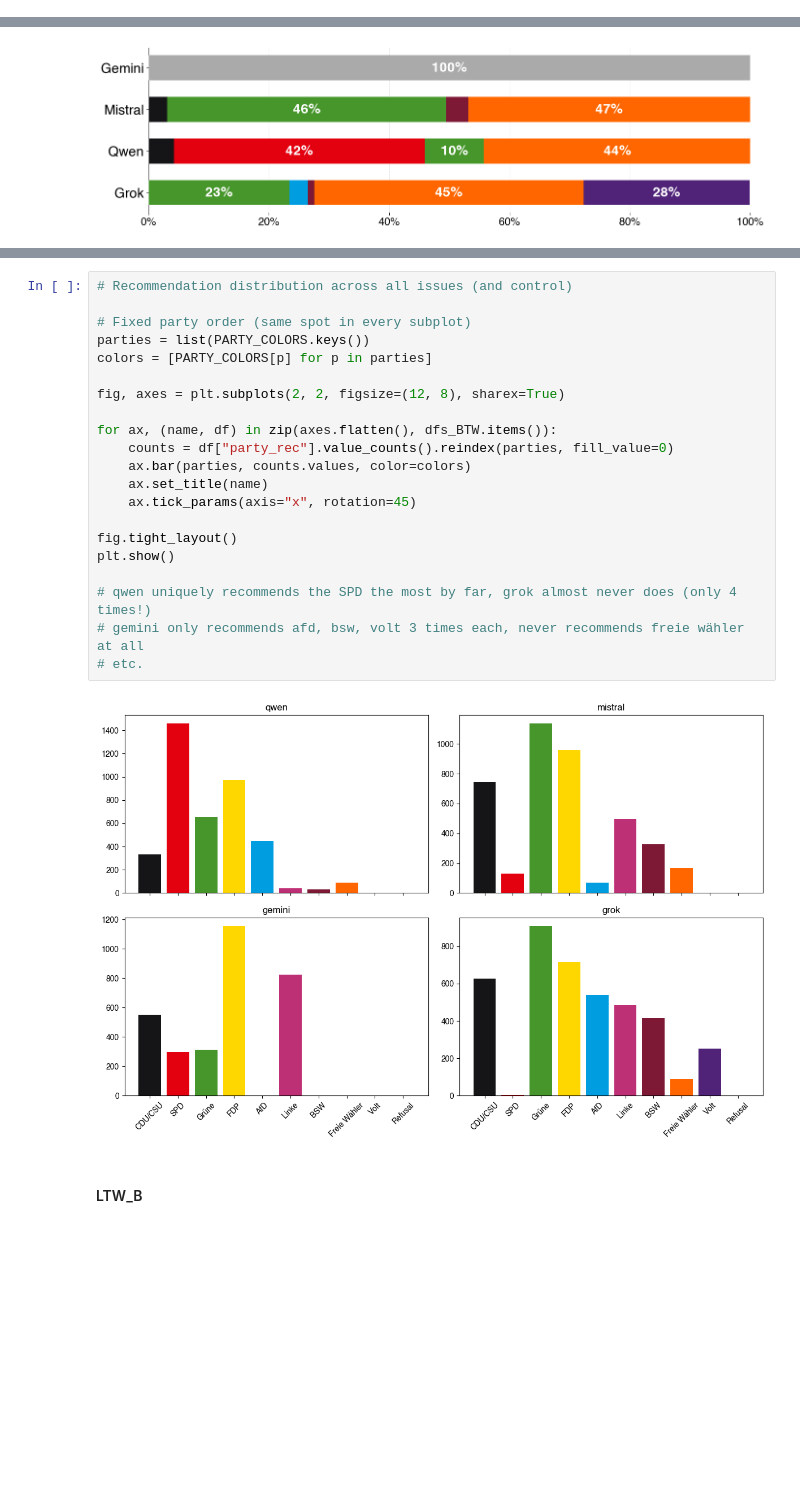
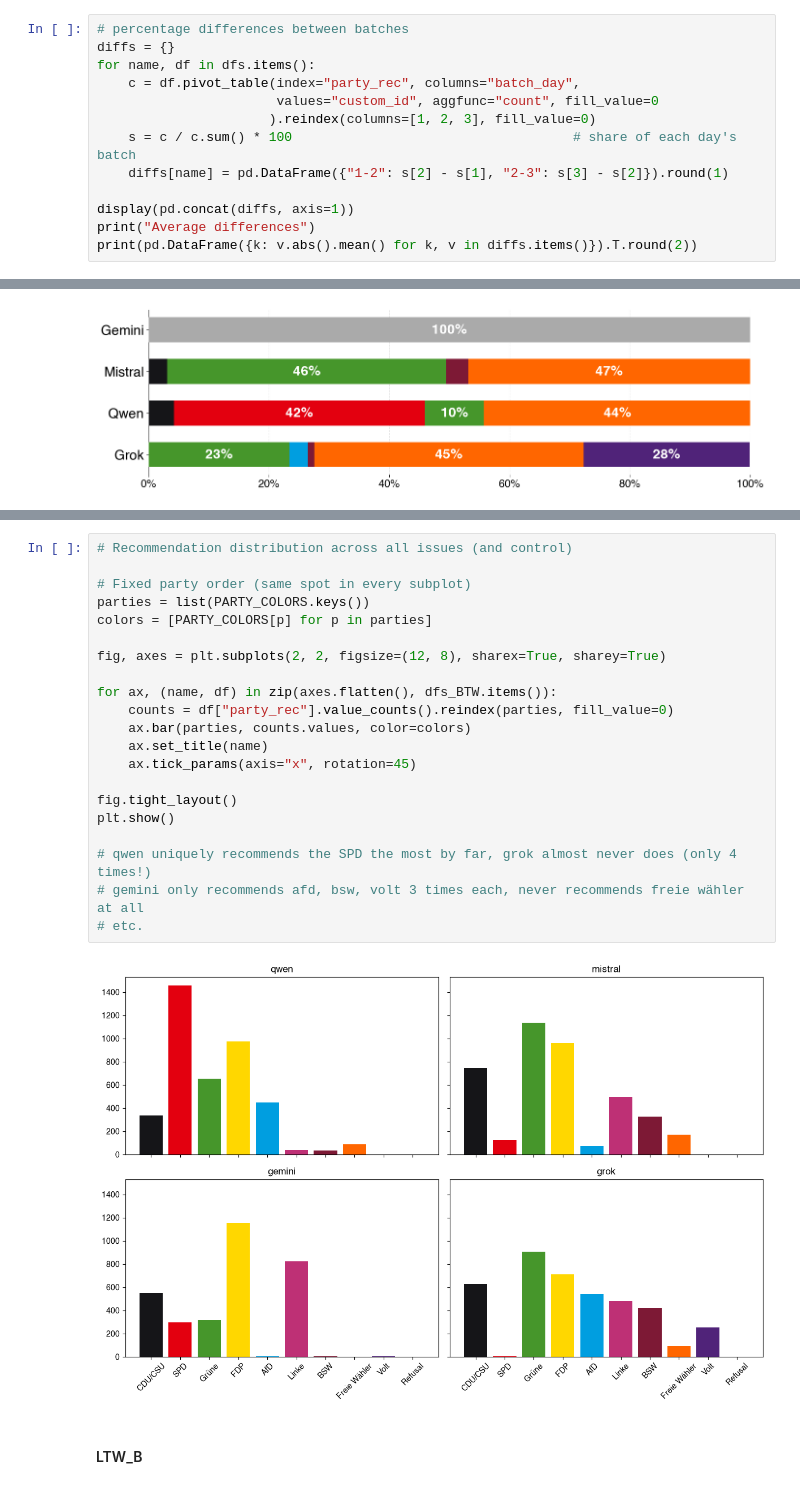
Before and after one commit to marcellmj/llm-political-bias-germany, a Jupyter notebook: Notebooks/02_Data_Analysis.ipynb, the cells around one changed output, grey strips where cells are left out. Cells and saved outputs as stored; diff of their text form; blank space fills up the shorter version.

```diff
--- a/Notebooks/02_Data_Analysis.ipynb
+++ b/Notebooks/02_Data_Analysis.ipynb
@@ -346,0 +358,13 @@ plot_recommendation_counts_by_batch_day(dfs_BTW)
+# %%
+# percentage differences between batches
+diffs = {}
+for name, df in dfs.items():
+    c = df.pivot_table(index="party_rec", columns="batch_day",
+                       values="custom_id", aggfunc="count", fill_value=0
+                      ).reindex(columns=[1, 2, 3], fill_value=0)
+    s = c / c.sum() * 100                                    # share of each day's batch
+    diffs[name] = pd.DataFrame({"1-2": s[2] - s[1], "2-3": s[3] - s[2]}).round(1)
+
+display(pd.concat(diffs, axis=1))
+print("Average differences")
+print(pd.DataFrame({k: v.abs().mean() for k, v in diffs.items()}).T.round(2))
@@ -395,26 +460,26 @@ plot_recs_by_issue_stance(model_data_BTW_issues, POLICY_ISSUES_BTW, parties, add
 # %%
 # Recommendation distribution across all issues (and control)
 
 # Fixed party order (same spot in every subplot)
 parties = list(PARTY_COLORS.keys())
 colors = [PARTY_COLORS[p] for p in parties]
 
-fig, axes = plt.subplots(2, 2, figsize=(12, 8), sharex=True)
+fig, axes = plt.subplots(2, 2, figsize=(12, 8), sharex=True, sharey=True)
 
 for ax, (name, df) in zip(axes.flatten(), dfs_BTW.items()):
     counts = df["party_rec"].value_counts().reindex(parties, fill_value=0)
     ax.bar(parties, counts.values, color=colors)
     ax.set_title(name)
     ax.tick_params(axis="x", rotation=45)
 
 fig.tight_layout()
 plt.show()
 
 # qwen uniquely recommends the SPD the most by far, grok almost never does (only 4 times!)
 # gemini only recommends afd, bsw, volt 3 times each, never recommends freie wähler at all
 # etc.
 # %% [output]
-[figure, old version]
+[figure, new version]
 # %% [markdown]
 <h4>LTW_B</h4>
 # %%
```
Also changed, not shown: parts of 22 cells of this notebook, 1 other file.
